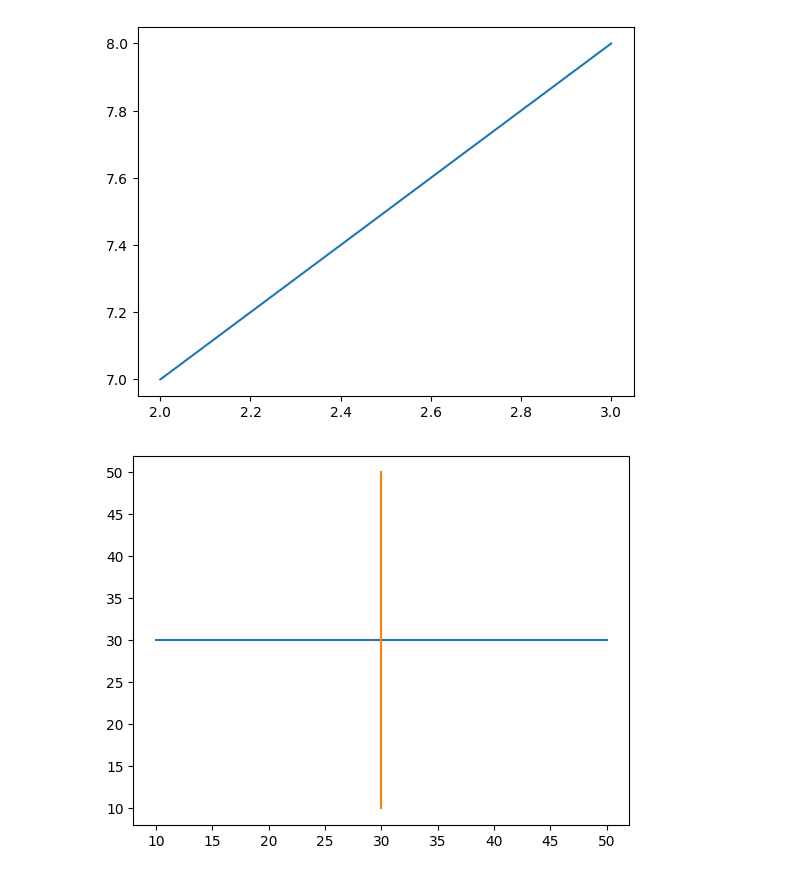
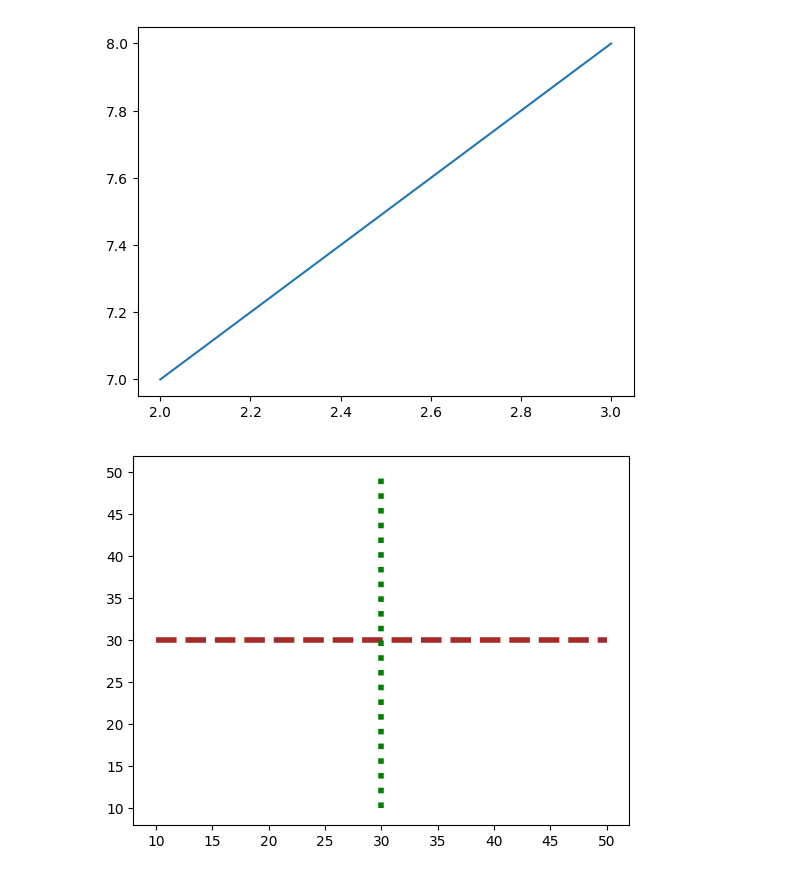
Before and after one commit to anurg/aicourse, a Jupyter notebook: matplotlib_labs.ipynb, the cells around one changed output. Cells and saved outputs as stored; diff of their text form; code cells hidden in the pictures.

```diff
--- a/matplotlib_labs.ipynb
+++ b/matplotlib_labs.ipynb
@@ -24,10 +24,11 @@ plt.show()
 [figure]
 # %%
 #Horizontal Line & Vertical line
+import matplotlib.pyplot as plt
 x=[10,20,30,40,50]
 y=[30,30,30,30,30]
-plt.plot(x,y)
-plt.plot(y,x)
+plt.plot(x,y,linestyle="dashed",linewidth=4,label="Vertical Line",color="brown")
+plt.plot(y,x,linestyle="dotted",linewidth=4,label="Vertical Line",color="green")
 plt.show()
 # %% [output]
-[figure, old version]
+[figure, new version]
```
Also changed, not shown: parts of 2 cells of this notebook.
